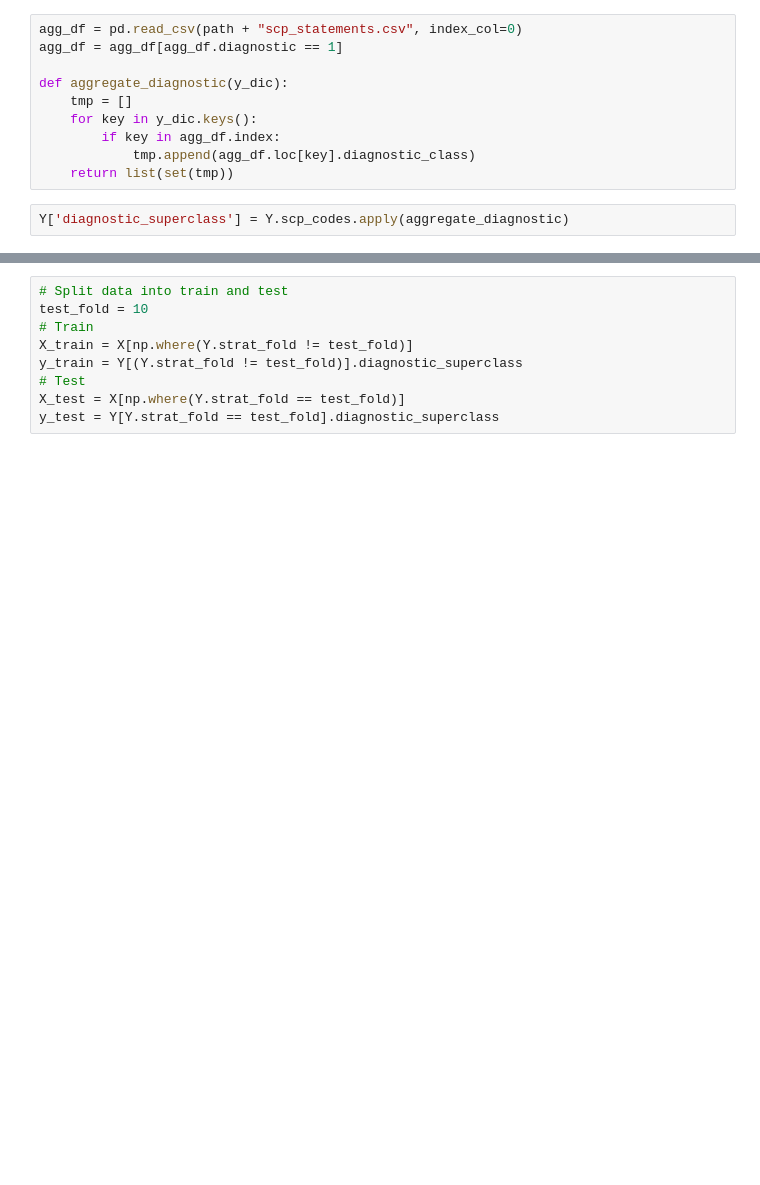
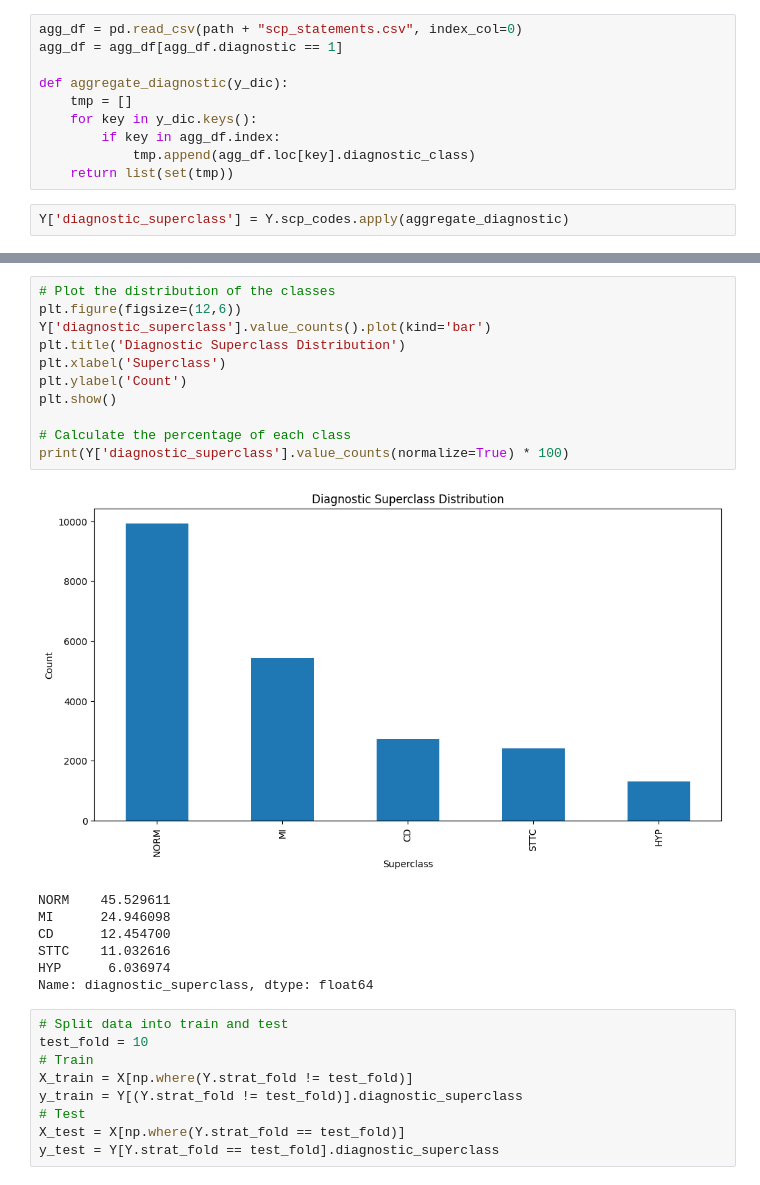
Before and after one commit to zfenton/UCBMIDS_W207_finalProject, a Jupyter notebook: ekg_test.ipynb, the cells around one changed output, grey strips where cells are left out. Saved outputs shown, nothing was run; the diff lists cells and outputs as text; blank space fills up the shorter version.

```diff
--- a/ekg_test.ipynb
+++ b/ekg_test.ipynb
@@ -88,4 +88,23 @@ HYP      535
 Name: diagnostic_superclass, dtype: int64
+# %%
+# Plot the distribution of the classes
+plt.figure(figsize=(12,6))
+Y['diagnostic_superclass'].value_counts().plot(kind='bar')
+plt.title('Diagnostic Superclass Distribution')
+plt.xlabel('Superclass')
+plt.ylabel('Count')
+plt.show()
+
+# Calculate the percentage of each class
+print(Y['diagnostic_superclass'].value_counts(normalize=True) * 100)
+# %% [output]
+[figure, added]
+NORM    45.529611
+MI      24.946098
+CD      12.454700
+STTC    11.032616
+HYP      6.036974
+Name: diagnostic_superclass, dtype: float64
 # %%
 # Split data into train and test
 test_fold = 10
```
Also changed, not shown: parts of 9 cells of this notebook.
